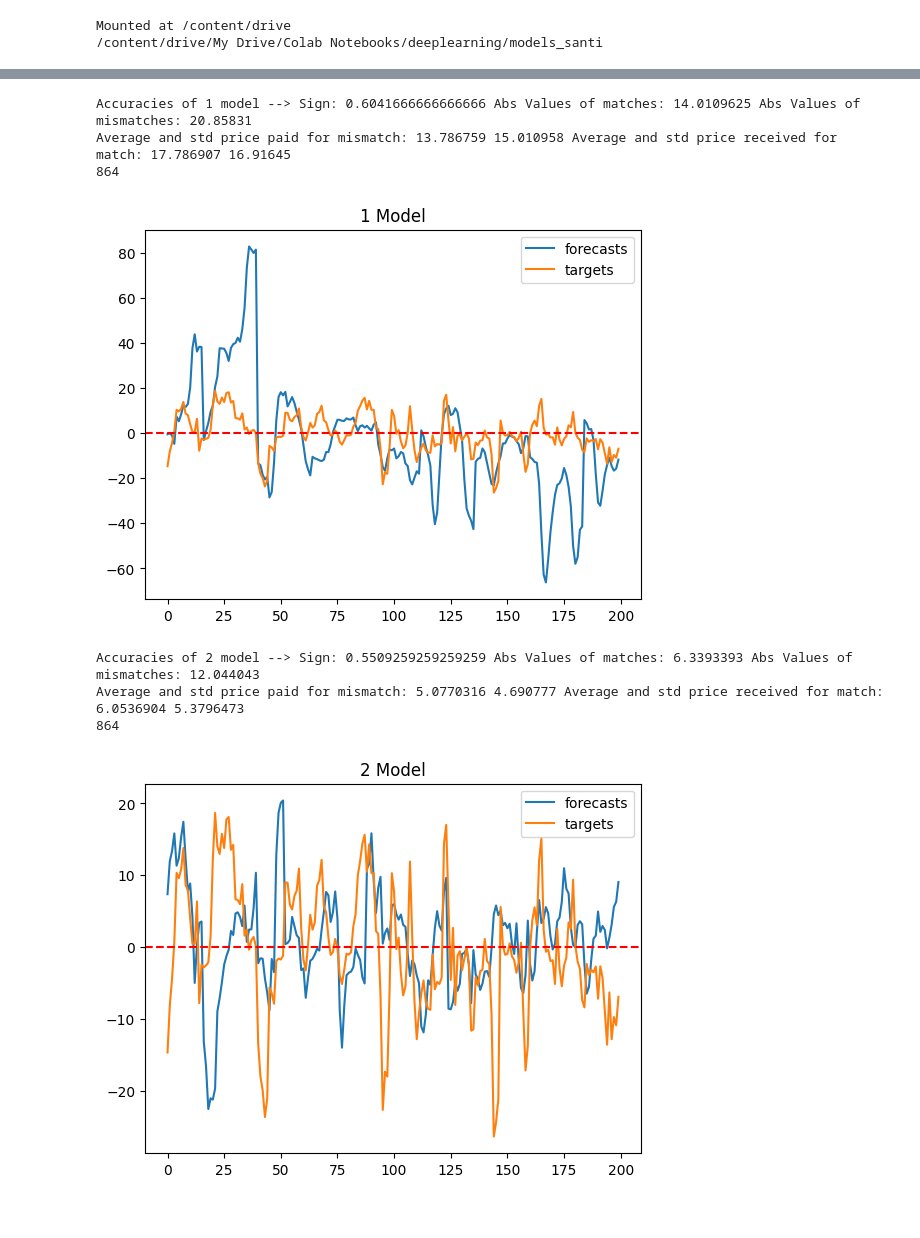
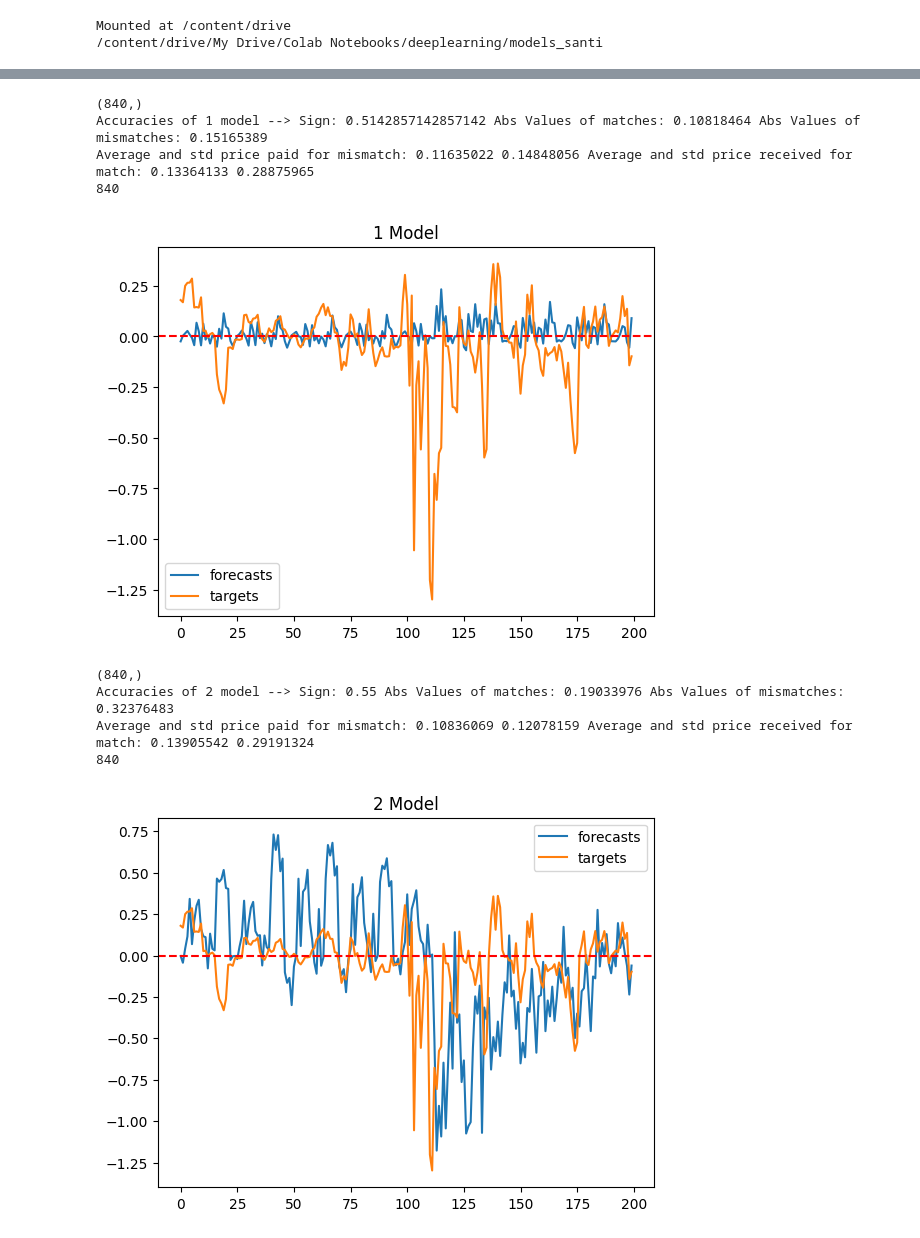
Before and after one commit to storralbod/deeplearning, a Jupyter notebook: models_santi/LSTM_DA_santi.ipynb, the cells around one changed output, grey strips where cells are left out. Drawn from its saved outputs; the diff is of its cells as text; code cells hidden in the pictures.

```diff
--- a/models_santi/LSTM_DA_santi.ipynb
+++ b/models_santi/LSTM_DA_santi.ipynb
@@ -135,8 +182,0 @@ print(output_data_DA.shape,output_data_ID.shape)
-# %%
-# Checking inputs and targets
-i = 0
-for inputs, targets in training_set:
-    if i==0:
-        print(targets.shape)
-        break
-    i+=1
@@ -527,47 +536,56 @@ Mean Loss over DA_diff_ID val set: 136.37224
 # defining accuracy as diff forecasts having same sign as diff targets:
 def accuracy(forecasts,targets):
   forecasts = forecasts.numpy()
   targets = targets.numpy()
+  print(forecasts.shape)
   temp = forecasts*targets/np.abs(forecasts*targets)
 
   temp[temp==-1]=0 # masking the -1 with 0 because the correct ones are only the value 1
   accuracy_of_sign  = np.sum(temp)/len(forecasts)
 
   matches = temp==1
   mismatches = temp==0
   diff_values_matches = np.abs(targets[matches] - forecasts[matches])
   diff_values_mismatches = np.abs(targets[mismatches] - forecasts[mismatches])
-  avg_price_paid_mismatches = np.mean(np.abs(forecasts[mismatches])) # forecasts is the diff between the DA and ID which is what you pay if you don't forecast correctly the sign difference (mismatch)
-  avg_price_recieved_matches = np.mean(np.abs(forecasts[matches])) # forecasts is the diff between the DA and ID which is what you get paid if you do forecast correctly the sign difference (match)
-  std_price_paid_mismatches = np.std(np.abs(forecasts[mismatches]))
-  std_price_recieved_matches = np.std(np.abs(forecasts[matches]))
+  avg_price_paid_mismatches = np.mean(np.abs(targets[mismatches])) # forecasts is the diff between the DA and ID which is what you pay if you don't forecast correctly the sign difference (mismatch)
+  avg_price_recieved_matches = np.mean(np.abs(targets[matches])) # forecasts is the diff between the DA and ID which is what you get paid if you do forecast correctly the sign difference (match)
+  std_price_paid_mismatches = np.std(np.abs(targets[mismatches]))
+  std_price_recieved_matches = np.std(np.abs(targets[matches]))
 
   return accuracy_of_sign, np.mean(diff_values_matches), np.mean(diff_values_mismatches), avg_price_paid_mismatches,avg_price_recieved_matches, std_price_paid_mismatches, std_price_recieved_matches
 
-targets = torch.cat([DA_targets.flatten()-ID_targets.flatten() for DA_targets,ID_targets in zip(targets_DA,targets_ID)])
-forecasts_2_models = [DA_forecasts-ID_forecasts for DA_forecasts,ID_forecasts in zip(forecasts_DA,forecasts_ID)]
-for i,forecast in enumerate([forecasts_2_models,forecasts_DA_diff_ID]):
+# forecasts for 2 models version
+#forecasts_DA = output_scalers[0].inverse_transform(np.array(forecasts_DA).reshape(-1,1))
+#forecasts_ID = output_scalers[1].inverse_transform(np.array(forecasts_ID).reshape(-1,1))
+forecasts_2_models = torch.cat(forecasts_DA, axis=1).flatten() - torch.cat(forecasts_ID, axis=1).flatten()
+targets_2_models = torch.cat(targets_DA, axis=1).flatten() - torch.cat(targets_ID, axis=1).flatten()
 
-  forecasts = torch.cat([forecasts.flatten() for forecasts in forecast])
-
+# forecasts for 1 model version
+forecasts_1_model = torch.cat(forecasts_DA_diff_ID, axis=1).flatten()
+targets_1_model = torch.cat(targets_DA_diff_ID, axis=1).flatten()
+#forecasts_1_model = output_diff_scaler.inverse_transform(np.array(forecasts_DA_diff_ID).reshape(-1,1))
+#targets = output_diff_scaler.inverse_transform(np.array(targets_DA_diff_ID).reshape(-1,1))
+for i,(forecasts,targets) in enumerate(zip([forecasts_1_model,forecasts_2_models],[targets_1_model,targets_2_models])):
 
   accuracy_1_model_signs, accuracy_1_model_matches, accuracy_1_model_mismatches, avg_price_paid_mismatches,avg_price_recieved_matches, std_price_paid_mismatches, std_price_recieved_matches = accuracy(forecasts,targets)
   print(f'Accuracies of {i+1} model -->','Sign:', accuracy_1_model_signs, 'Abs Values of matches:',accuracy_1_model_matches, 'Abs Values of mismatches:',accuracy_1_model_mismatches)
   print('Average and std price paid for mismatch:',avg_price_paid_mismatches,std_price_paid_mismatches,'Average and std price received for match:',avg_price_recieved_matches,std_price_recieved_matches)
   print(len(forecasts))
 
   plt.plot(forecasts[200:400],label='forecasts')
   plt.plot(targets[200:400],label='targets')
   plt.axhline(0,linestyle='--',color='r')
   plt.title(f'{i+1} Model')
   plt.legend()
   plt.show()
 # %% [output]
-Accuracies of 1 model --> Sign: 0.6041666666666666 Abs Values of matches: 14.0109625 Abs Values of mismatches: 20.85831
-Average and std price paid for mismatch: 13.786759 15.010958 Average and std price received for match: 17.786907 16.91645
-864
+(840,)
+Accuracies of 1 model --> Sign: 0.5142857142857142 Abs Values of matches: 0.10818464 Abs Values of mismatches: 0.15165389
+Average and std price paid for mismatch: 0.11635022 0.14848056 Average and std price received for match: 0.13364133 0.28875965
+840
-[figure, old version]
+[figure, new version]
-Accuracies of 2 model --> Sign: 0.5509259259259259 Abs Values of matches: 6.3393393 Abs Values of mismatches: 12.044043
-Average and std price paid for mismatch: 5.0770316 4.690777 Average and std price received for match: 6.0536904 5.3796473
-864
+(840,)
+Accuracies of 2 model --> Sign: 0.55 Abs Values of matches: 0.19033976 Abs Values of mismatches: 0.32376483
+Average and std price paid for mismatch: 0.10836069 0.12078159 Average and std price received for match: 0.13905542 0.29191324
+840
-[figure, old version]
+[figure, new version]
```
Also changed, not shown: parts of 14 cells of this notebook.
